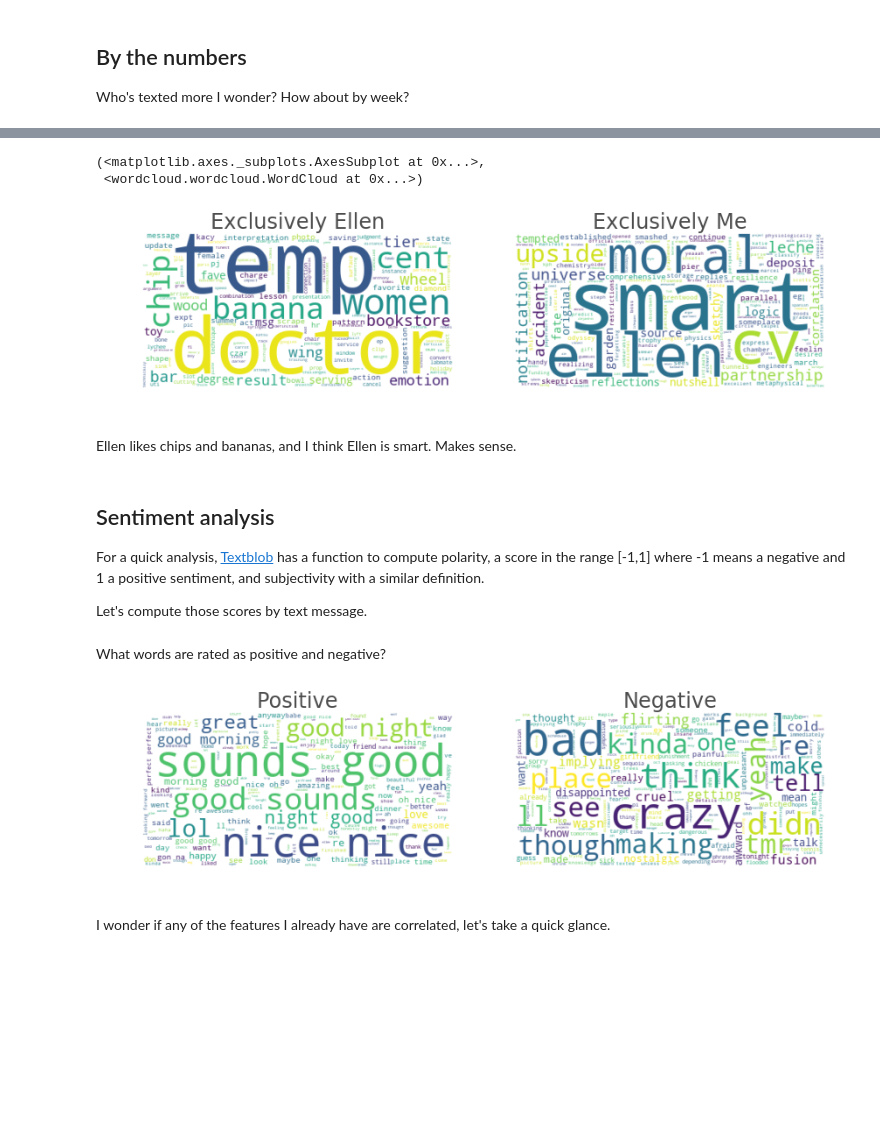
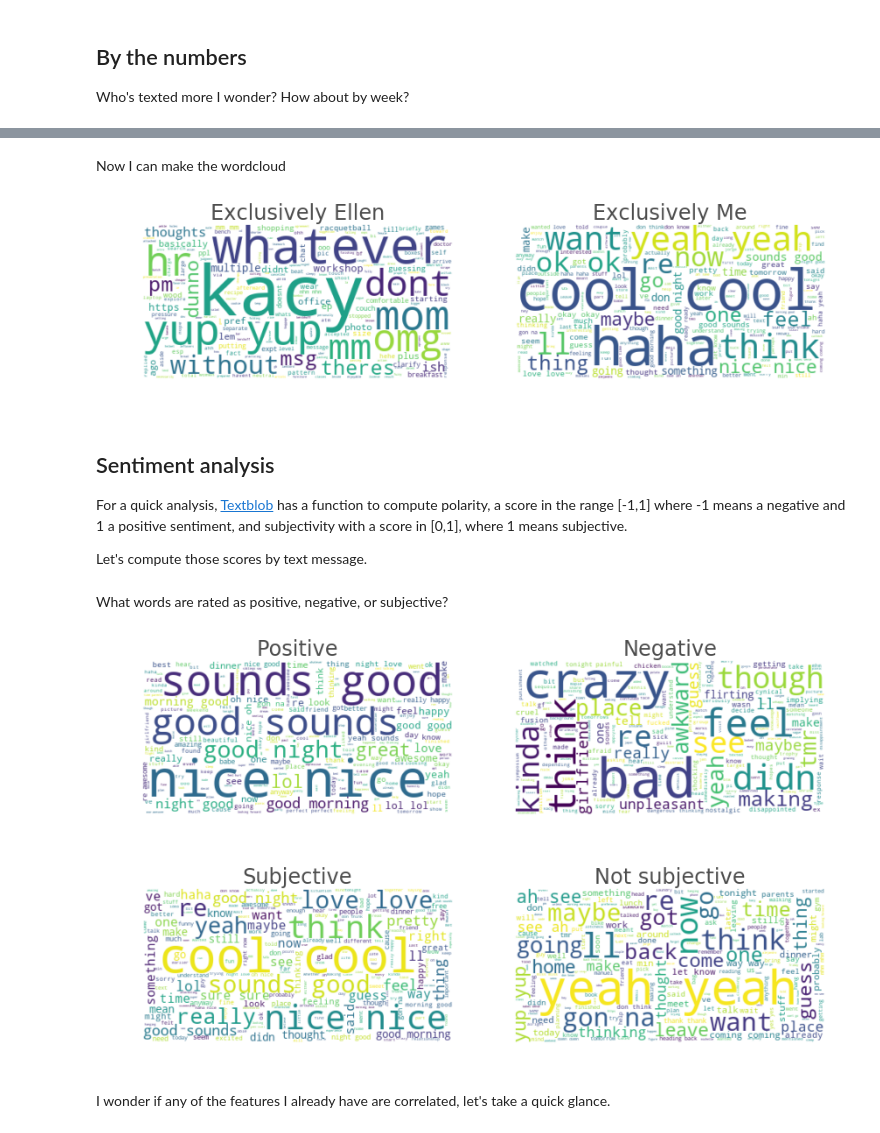
Before and after one commit to pquinter/ellenconvo, a Jupyter notebook: src/ellenconvo.ipynb, the cells around one changed output, grey strips where cells are left out. Cells and saved outputs as stored; diff of their text form; code cells hidden in the pictures; blank space fills up the shorter version.

Commit message:
fix word frequency by author

```diff
--- a/src/ellenconvo.ipynb
+++ b/src/ellenconvo.ipynb
@@ -118,8 +127,7 @@ It takes a few minutes to scroll all the way up in the Messages app. I've done t
 I'll first process the text from PDF files:
 # %%
 # get conversation data
-convo_date = Parallel(n_jobs=12)(delayed(convo2df)(p)
-                for p in tqdm(glob.glob('../data/*frompdf.txt')))
+convo_date = Parallel(n_jobs=12)(delayed(convo2df)(p) for p in glob.glob('../data/*frompdf.txt'))
 convo_date = pd.concat(convo_date, ignore_index=False, sort='False')
 # authorship is not relevant here
 convo_date = convo_date.drop('author', axis=1)
@@ -139,8 +147,6 @@ Now do the same for direct copy-paste text, and merge to get a dataframe with th
 # %%
-convo_txt = Parallel(n_jobs=12)(delayed(convo2df)(p)
-                for p in tqdm(glob.glob('../data/*txt')) if 'pdf' not in p)
-convo_txt = pd.concat(convo_txt, ignore_index=False)
-
+convo_txt = Parallel(n_jobs=12)(delayed(convo2df)(p) for p in glob.glob('../data/*txt') if 'pdf' not in p)
+convo_txt = pd.concat(convo_txt, ignore_index=False, sort='False')
 convo_df = pd.merge(convo_txt, convo_date, on='text')
 # drop duplicates that originate from merging info from pdf and with old dfs
 convo_df = convo_df.drop_duplicates(['text','datetime','author'])
@@ -269,0 +291,6 @@ Cool cool. I wonder what words does Ellen say that I don't?
+# %%
+# Get sets of unique words by author
+ellenwords, mywords = convo_df.groupby('author').words.sum()
+# filter out overlap
+ellenwords = [w for w in tqdm(ellenwords) if w not in set(mywords)]
+mywords = [w for w in tqdm(mywords) if w not in set(ellenwords)]
@@ -270,21 +300,16 @@ Cool cool. I wonder what words does Ellen say that I don't?
+# %% [markdown]
+Now I can make the wordcloud
 # %%
-# Get sets of unique words by author
-ellenset, myset = convo_df.groupby('author').words.sum().apply(set)
-# Generate interesections
-# Generate wordclouds of intersections between authors and plot
+# Generate wordclouds of exclusive vocabularies by author and plot
 fig, axes = plt.subplots(1,2, figsize=(14, 4))
-plot_wordcloud(ellenset.difference(myset), ax=axes[0], title='Exclusively Ellen')
-plot_wordcloud(myset.difference(ellenset), ax=axes[1], title='Exclusively Me')
+plot_wordcloud(ellenwords, ax=axes[0], title='Exclusively Ellen')
+plot_wordcloud(mywords, ax=axes[1], title='Exclusively Me');
 # %% [output]
-(<matplotlib.axes._subplots.AxesSubplot at 0x...>,
- <wordcloud.wordcloud.WordCloud at 0x...>)
-[figure, old version]
+[figure, new version]
-# %% [markdown]
-Ellen likes chips and bananas, and I think Ellen is smart. Makes sense.
 # %% [markdown]
 ## Sentiment analysis
 
-For a quick analysis, [Textblob](https://textblob.readthedocs.io/en/dev/) has a function to compute polarity, a score in the range [-1,1] where -1 means a negative and 1 a positive sentiment, and subjectivity with a similar definition.
+For a quick analysis, [Textblob](https://textblob.readthedocs.io/en/dev/) has a function to compute polarity, a score in the range [-1,1] where -1 means a negative and 1 a positive sentiment, and subjectivity with a score in [0,1], where 1 means subjective.
 
 Let's compute those scores by text message.
 # %%
@@ -292,13 +317,19 @@ Let's compute those scores by text message.
 convo_df[['polarity','subjectivity']] = convo_df.words.apply(lambda x:\
                                     pd.Series(TextBlob(' '.join(x)).sentiment))
 # %% [markdown]
-What words are rated as positive and negative?
+What words are rated as positive, negative, or subjective?
 # %%
 fig, axes = plt.subplots(1,2, figsize=(14, 4))
 plot_wordcloud(convo_df.loc[convo_df.polarity>0.5].words.sum(), ax=axes[0], title='Positive')
 plot_wordcloud(convo_df.loc[convo_df.polarity<-0.5].words.sum(), ax=axes[1], title='Negative');
 # %% [output]
-[figure, old version]
+[figure, new version]
+# %%
+fig, axes = plt.subplots(1,2, figsize=(14, 4))
+plot_wordcloud(convo_df.loc[convo_df.subjectivity>0.5].words.sum(), ax=axes[0], title='Subjective')
+plot_wordcloud(convo_df.loc[convo_df.subjectivity<0.01].words.sum(), ax=axes[1], title='Not subjective');
+# %% [output]
+[figure, added]
 # %% [markdown]
 I wonder if any of the features I already have are correlated, let's take a quick glance.
 # %%
```
Also changed, not shown: parts of 24 cells of this notebook.
